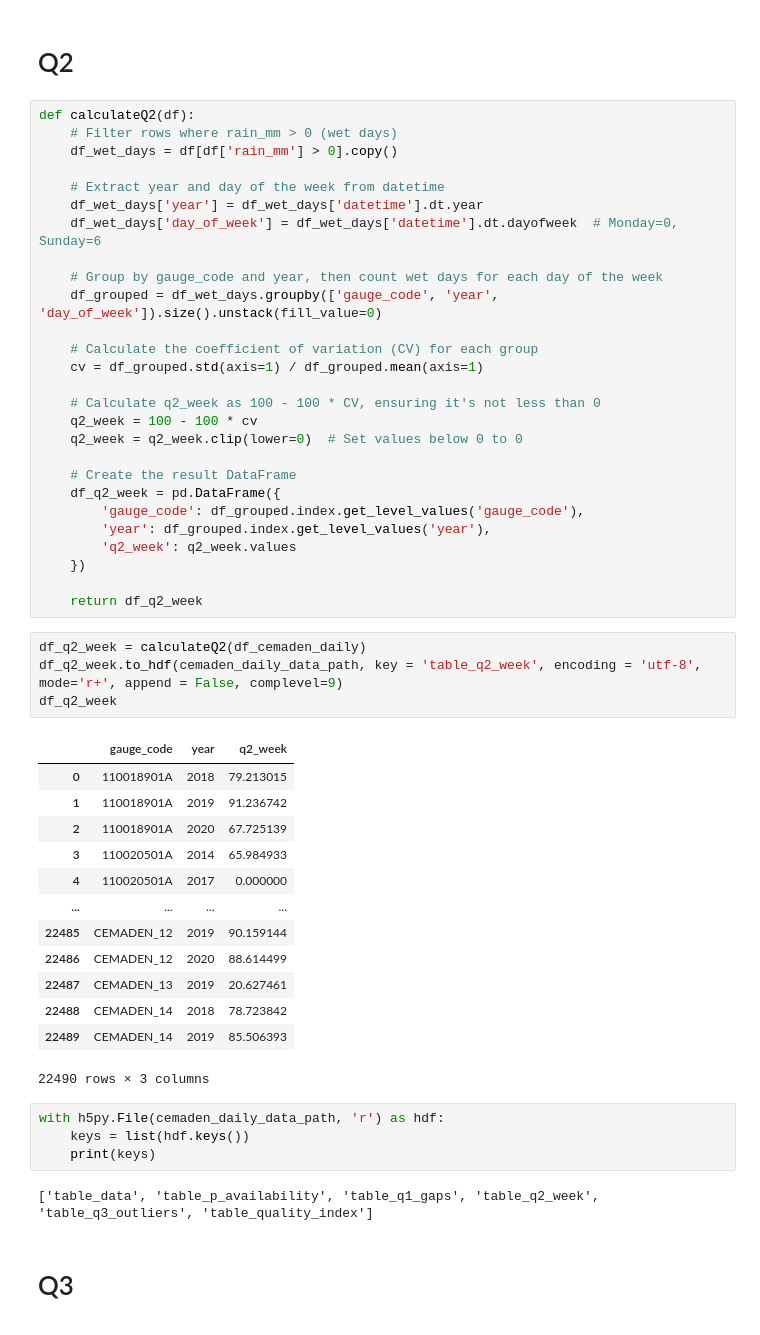
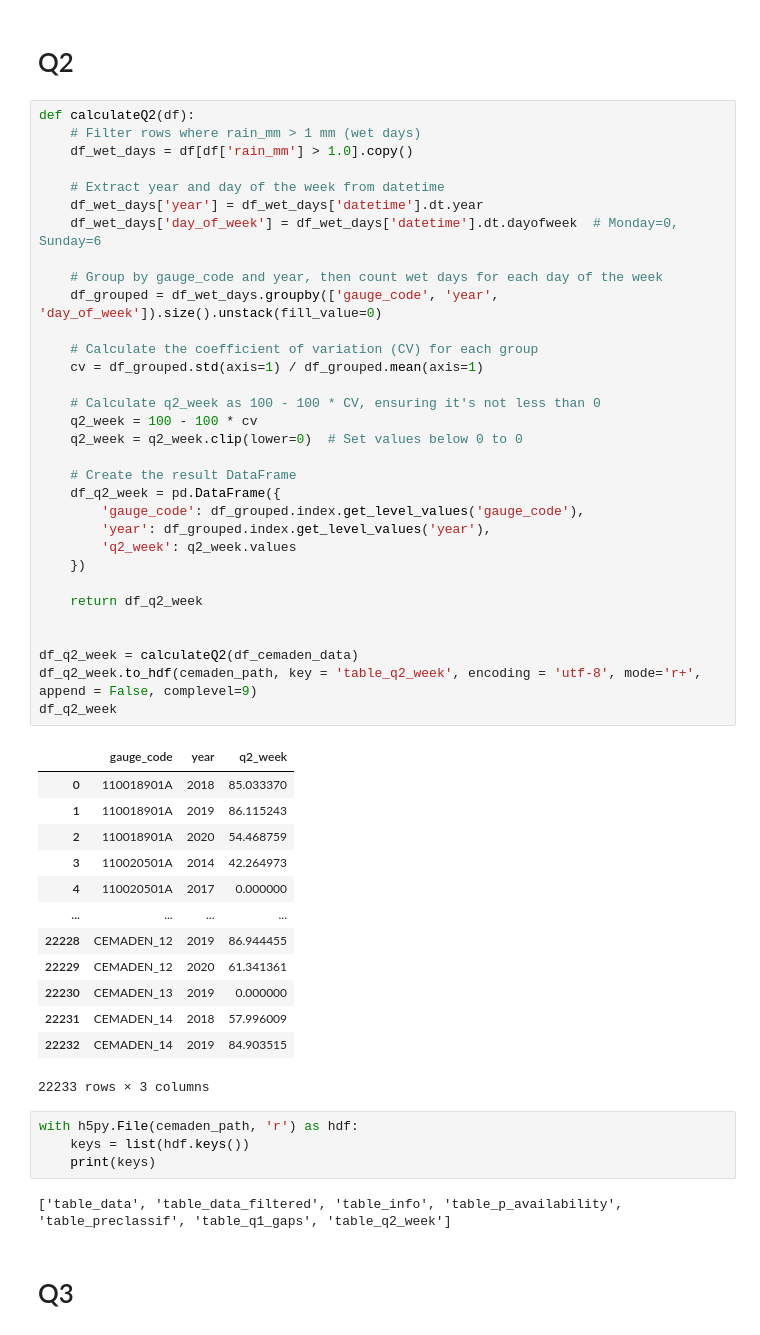
Before and after one commit to LARHENA/UFPB_Brain-D, a Jupyter notebook: Scripts e Dados/2.7 - Quality Control Processing (CEMADEN).ipynb, the cells around one changed output. Saved outputs shown, nothing was run; the diff lists cells and outputs as text.

```diff
--- a/Scripts e Dados/2.7 - Quality Control Processing (CEMADEN).ipynb
+++ b/Scripts e Dados/2.7 - Quality Control Processing (CEMADEN).ipynb
@@ -769,55 +769,56 @@ with h5py.File(cemaden_path, 'r') as hdf:
 # Q2
 # %%
 def calculateQ2(df):
-    # Filter rows where rain_mm > 0 (wet days)
-    df_wet_days = df[df['rain_mm'] > 0].copy()
+    # Filter rows where rain_mm > 1 mm (wet days)
+    df_wet_days = df[df['rain_mm'] > 1.0].copy()
 
     # Extract year and day of the week from datetime
     df_wet_days['year'] = df_wet_days['datetime'].dt.year
     df_wet_days['day_of_week'] = df_wet_days['datetime'].dt.dayofweek  # Monday=0, Sunday=6
 
     # Group by gauge_code and year, then count wet days for each day of the week
     df_grouped = df_wet_days.groupby(['gauge_code', 'year', 'day_of_week']).size().unstack(fill_value=0)
 
     # Calculate the coefficient of variation (CV) for each group
     cv = df_grouped.std(axis=1) / df_grouped.mean(axis=1)
 
     # Calculate q2_week as 100 - 100 * CV, ensuring it's not less than 0
     q2_week = 100 - 100 * cv
     q2_week = q2_week.clip(lower=0)  # Set values below 0 to 0
 
     # Create the result DataFrame
     df_q2_week = pd.DataFrame({
         'gauge_code': df_grouped.index.get_level_values('gauge_code'),
         'year': df_grouped.index.get_level_values('year'),
         'q2_week': q2_week.values
     })
 
     return df_q2_week
+
+
+df_q2_week = calculateQ2(df_cemaden_data)
+df_q2_week.to_hdf(cemaden_path, key = 'table_q2_week', encoding = 'utf-8', mode='r+', append = False, complevel=9)
+df_q2_week
+# %% [output]
+|  | gauge_code | year | q2_week |
+| 0 | 110018901A | 2018 | 85.033370 |
+| 1 | 110018901A | 2019 | 86.115243 |
+| 2 | 110018901A | 2020 | 54.468759 |
+| 3 | 110020501A | 2014 | 42.264973 |
+| 4 | 110020501A | 2017 | 0.000000 |
+| ... | ... | ... | ... |
+| 22228 | CEMADEN_12 | 2019 | 86.944455 |
+| 22229 | CEMADEN_12 | 2020 | 61.341361 |
+| 22230 | CEMADEN_13 | 2019 | 0.000000 |
+| 22231 | CEMADEN_14 | 2018 | 57.996009 |
+| 22232 | CEMADEN_14 | 2019 | 84.903515 |
+22233 rows × 3 columns
-# %%
-df_q2_week = calculateQ2(df_cemaden_daily)
-df_q2_week.to_hdf(cemaden_daily_data_path, key = 'table_q2_week', encoding = 'utf-8', mode='r+', append = False, complevel=9)
-df_q2_week
-# %% [output]
-|  | gauge_code | year | q2_week |
-| 0 | 110018901A | 2018 | 79.213015 |
-| 1 | 110018901A | 2019 | 91.236742 |
-| 2 | 110018901A | 2020 | 67.725139 |
-| 3 | 110020501A | 2014 | 65.984933 |
-| 4 | 110020501A | 2017 | 0.000000 |
-| ... | ... | ... | ... |
-| 22485 | CEMADEN_12 | 2019 | 90.159144 |
-| 22486 | CEMADEN_12 | 2020 | 88.614499 |
-| 22487 | CEMADEN_13 | 2019 | 20.627461 |
-| 22488 | CEMADEN_14 | 2018 | 78.723842 |
-| 22489 | CEMADEN_14 | 2019 | 85.506393 |
-22490 rows × 3 columns
 # %%
-with h5py.File(cemaden_daily_data_path, 'r') as hdf:
+with h5py.File(cemaden_path, 'r') as hdf:
     keys = list(hdf.keys())
     print(keys)
 # %% [output]
-['table_data', 'table_p_availability', 'table_q1_gaps', 'table_q2_week', 'table_q3_outliers', 'table_quality_index']
+['table_data', 'table_data_filtered', 'table_info', 'table_p_availability', 'table_preclassif', 'table_q1_gaps', 'table_q2_week']
 # %% [markdown]
 # Q3
 # %%
```
Also changed, not shown: parts of 2 cells of this notebook.
